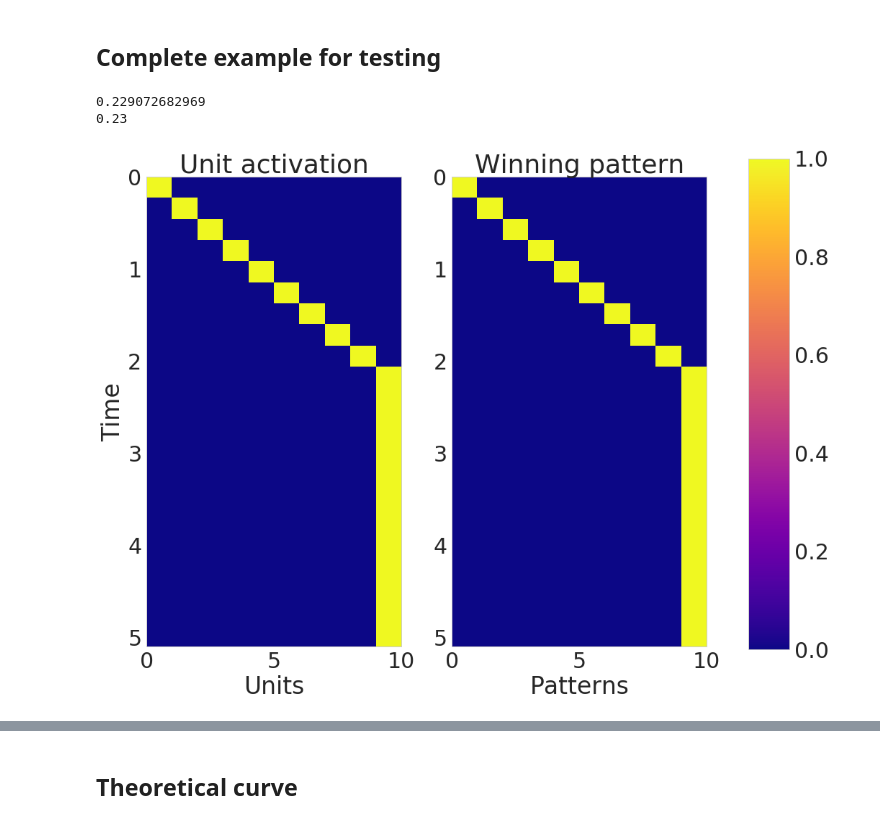
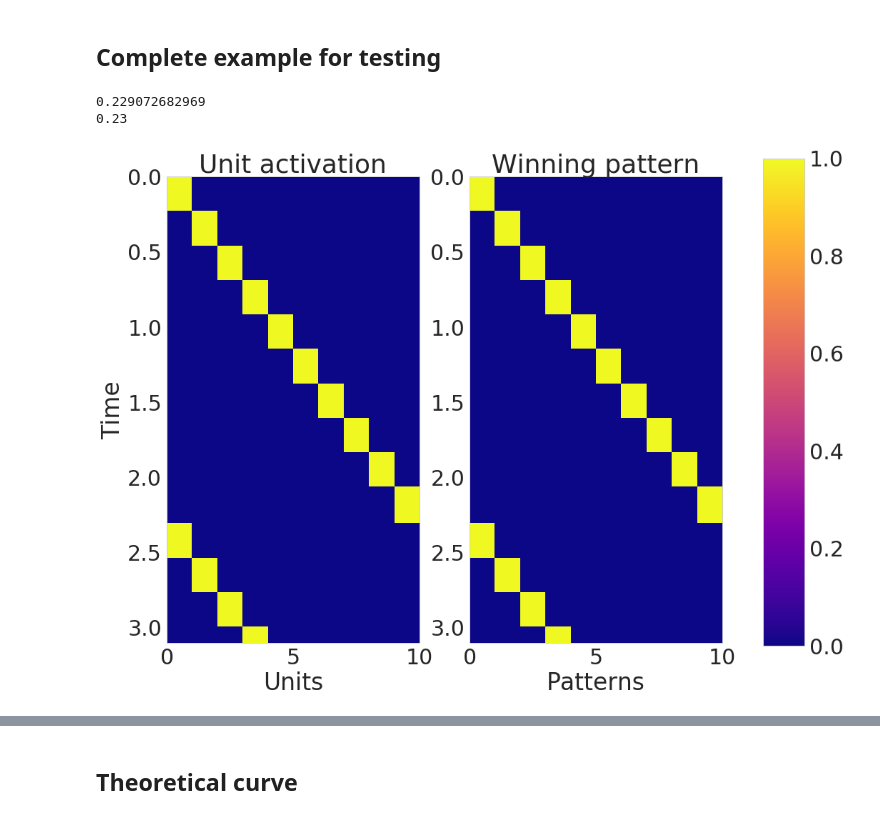
Before and after one commit to h-mayorquin/BCPNN_sequences, a Jupyter notebook: jupyter/2018-02-08(BCPNN perfect - theory I, recall properties).ipynb, the cells around one changed output, grey strips where cells are left out. Cells and saved outputs as stored; diff of their text form; code cells hidden in the pictures.

```diff
--- a/jupyter/2018-02-08(BCPNN perfect - theory I, recall properties).ipynb
+++ b/jupyter/2018-02-08(BCPNN perfect - theory I, recall properties).ipynb
@@ -138,36 +138,40 @@ sigma = 0.0
 
 w_self = 1.0
 w_next = -2
-w_rest = -5
+w_rest = -2.1
 
 # Patterns parameters
 hypercolumns = 1
 minicolumns = 10
 n_patterns = 10
+
+# Manager properties
+dt = 0.001
+values_to_save = ['o', 's', 'a', 'i_ampa']
 
 nn = BCPNNPefect(hypercolumns, minicolumns, g_w_ampa=g_w_ampa, g_w=g_w, g_a=g_a, tau_a=tau_a,
                   sigma=sigma, G=G,
                 z_transfer=False, diagonal_zero=False, strict_maximum=True, perfect=True)
 
 # Build the manager
 manager = NetworkManager(nn=nn, dt=dt, values_to_save=values_to_save)
 w = simple_bcpnn_matrix(minicolumns, w_self, w_next, w_rest)
 nn.w_ampa = w
 
 # Recall
-T_recall = 5.0
+T_recall = 3.0
 T_cue = 0.100
 sequences = [[i for i in range(n_patterns)]]
 n = 1
 
 aux = calculate_recall_time_quantities(manager, T_recall, T_cue, n, sequences)
 total_sequence_time, mean, std, success, timings = aux
 
 T_theo = simple_bcpnn_theo_recall_time(tau_a, g_a, g_w_ampa, w_next, w_self)
 plot_network_activity_angle(manager)
 print(T_theo)
 print(mean)
 # %% [output]
 0.229072682969
 0.23
-[figure, old version]
+[figure, new version]
```
Also changed, not shown: parts of 6 cells of this notebook, 3 other files.
